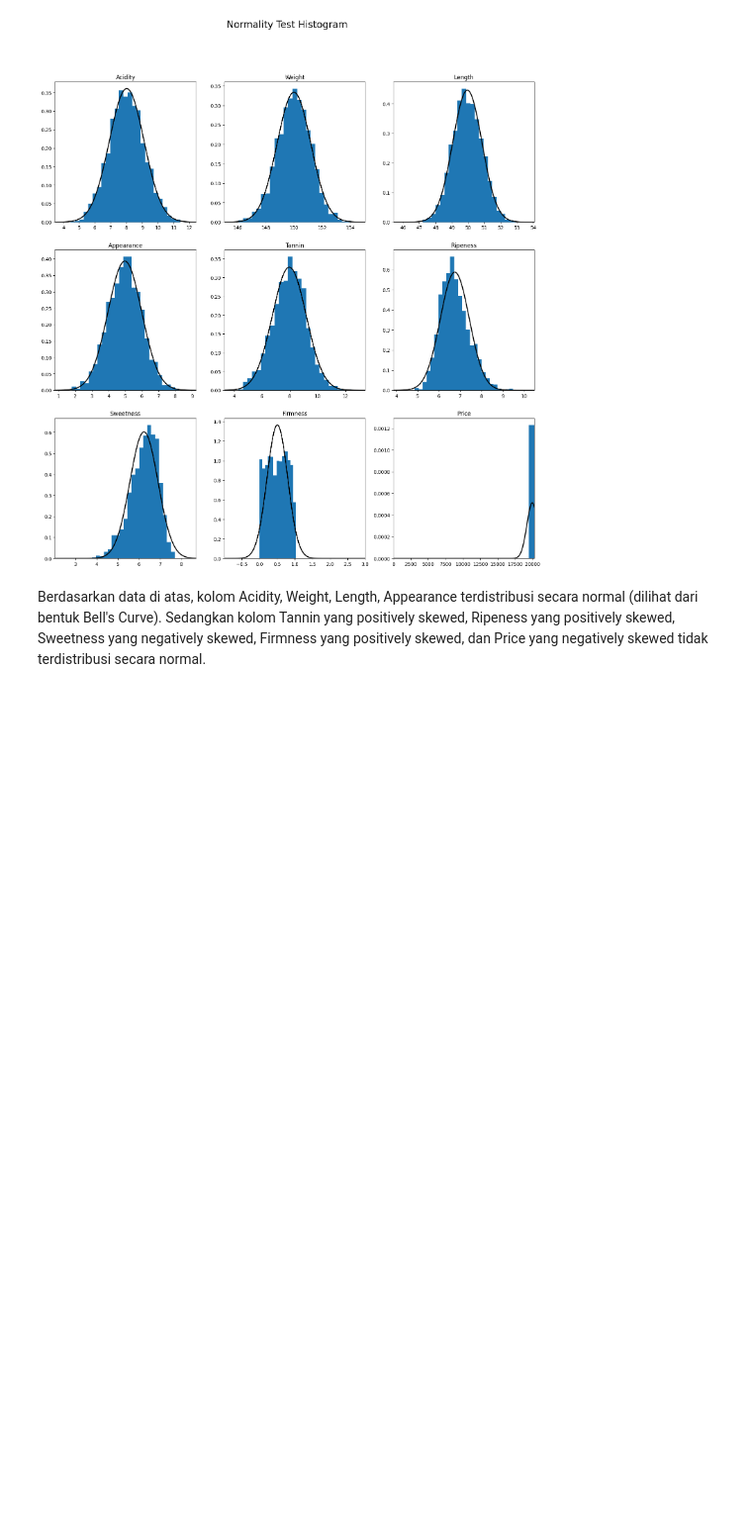
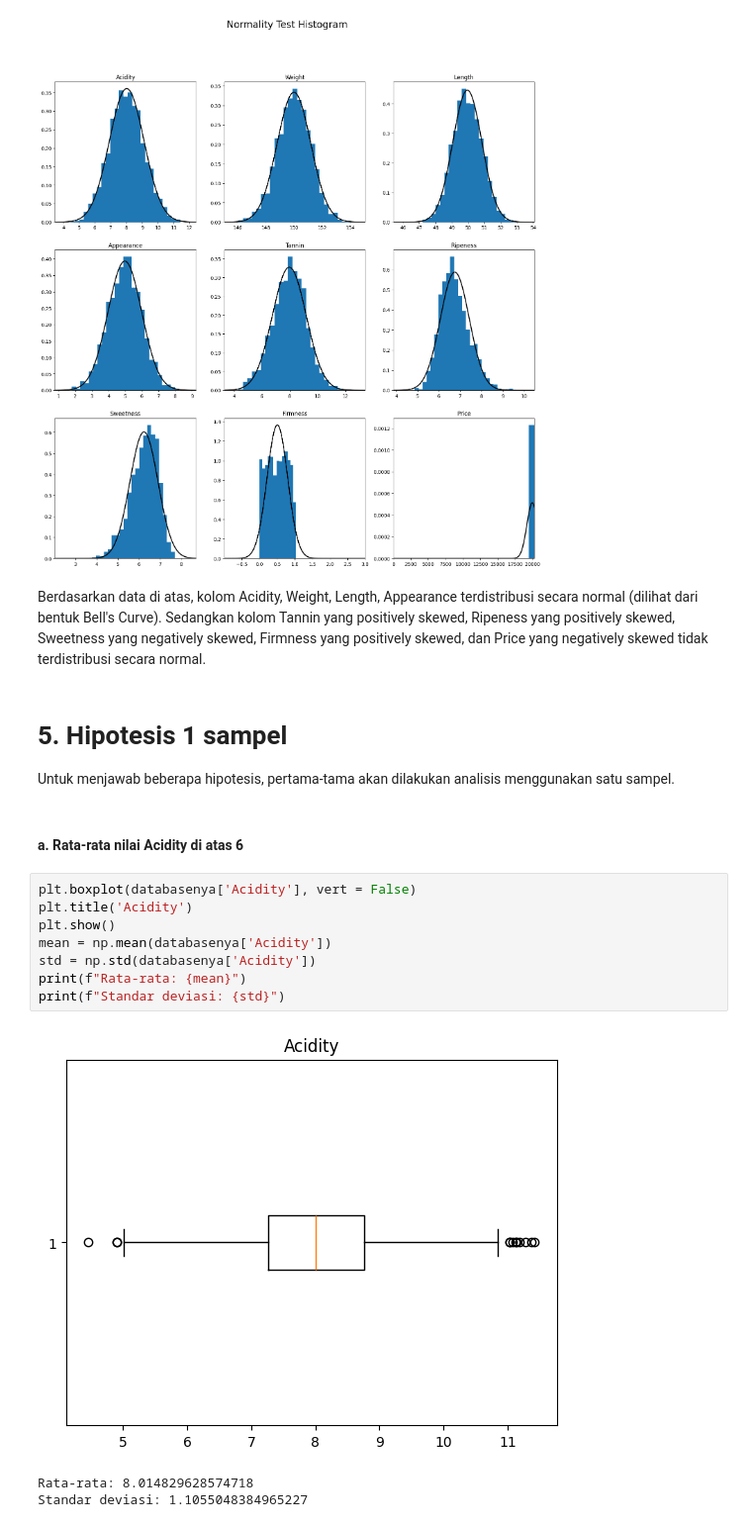
Before and after one commit to NameLessAth/Tubes-probstat, a Jupyter notebook: K02-IF2220-13522044-13522106.ipynb, the cells around one changed output. Shown: that part at 99% size. Saved outputs shown, nothing was run; the diff lists cells and outputs as text; blank space fills up the shorter version.

```diff
--- a/K02-IF2220-13522044-13522106.ipynb
+++ b/K02-IF2220-13522044-13522106.ipynb
@@ -181,3 +181,21 @@ plt.show()
 [figure]
 # %% [markdown]
 Berdasarkan data di atas, kolom Acidity, Weight, Length, Appearance terdistribusi secara normal (dilihat dari bentuk Bell's Curve). Sedangkan kolom Tannin yang positively skewed, Ripeness yang positively skewed, Sweetness yang negatively skewed, Firmness yang positively skewed, dan Price yang negatively skewed tidak terdistribusi secara normal.
+# %% [markdown]
+# 5. Hipotesis 1 sampel
+
+Untuk menjawab beberapa hipotesis, pertama-tama akan dilakukan analisis menggunakan satu sampel.
+# %% [markdown]
+#### a. Rata-rata nilai Acidity di atas 6
+# %%
+plt.boxplot(databasenya['Acidity'], vert = False)
+plt.title('Acidity')
+plt.show()
+mean = np.mean(databasenya['Acidity'])
+std = np.std(databasenya['Acidity'])
+print(f"Rata-rata: {mean}")
+print(f"Standar deviasi: {std}")
+# %% [output]
+[figure, added]
+Rata-rata: 8.014829628574718
+Standar deviasi: 1.1055048384965227
```
Also changed, not shown: parts of 19 cells of this notebook.
